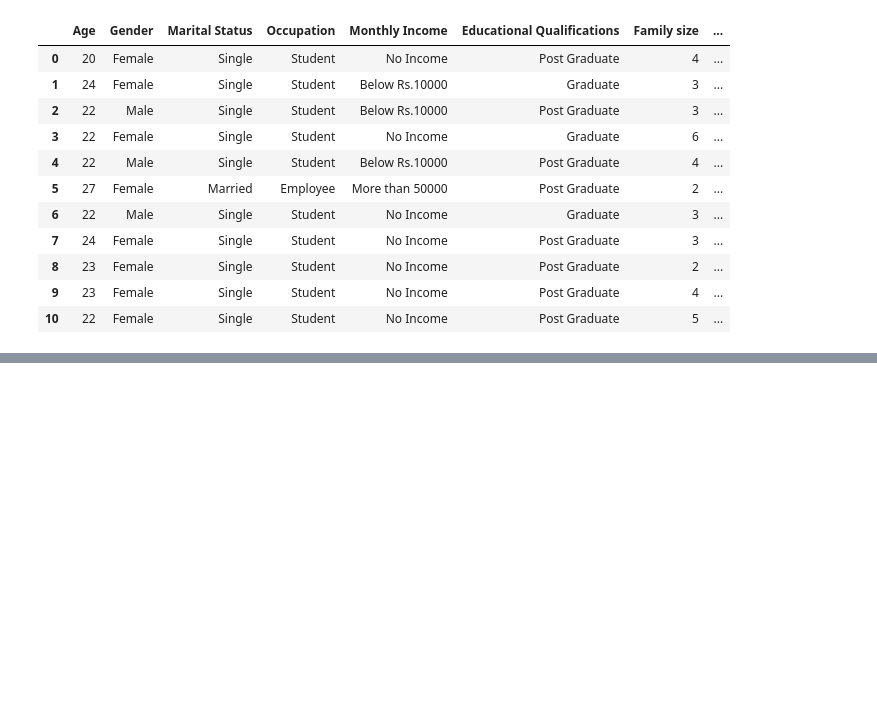
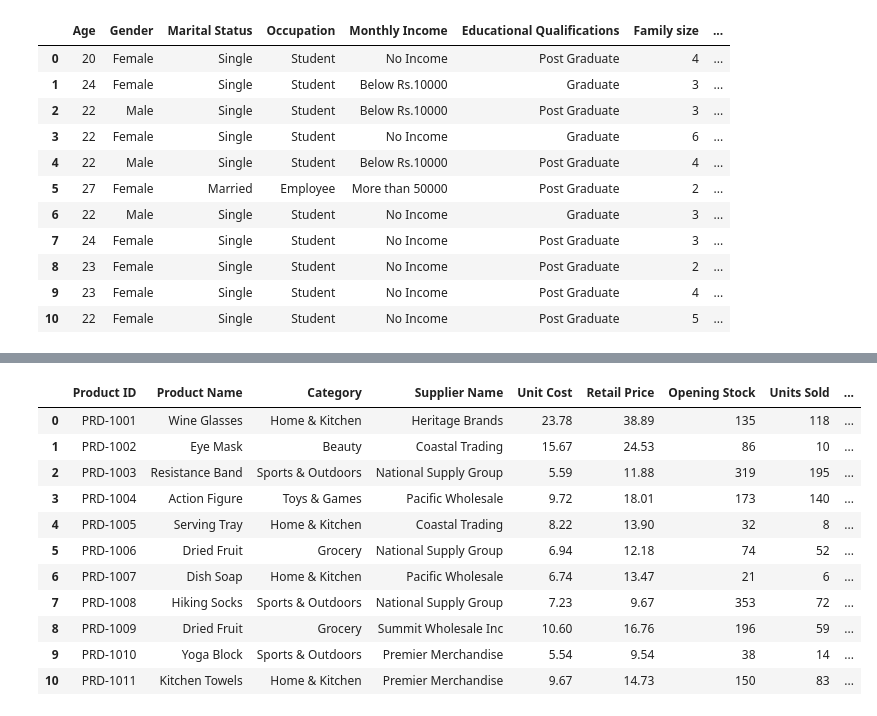
Before and after one commit to aerab900/datasci_1_loading-, a Jupyter notebook: HHA507_Assignment#1.ipynb, the cells around one changed output, grey strips where cells are left out. Cells and saved outputs as stored; diff of their text form; code cells hidden in the pictures; blank space fills up the shorter version.

```diff
--- a/HHA507_Assignment#1.ipynb
+++ b/HHA507_Assignment#1.ipynb
@@ -27,0 +188,17 @@ read_df1.head(11)
+# %%
+df5 = '/content/Data/Retail Inventory.xlsx'
+read_df5 = pd.read_excel(df5)
+read_df5.head(11)
+# %% [output]
+|  | Product ID | Product Name | Category | Supplier Name | Unit Cost | Retail Price | Opening Stock | Units Sold | ... |
+| 0 | PRD-1001 | Wine Glasses | Home & Kitchen | Heritage Brands | 23.78 | 38.89 | 135 | 118 | ... |
+| 1 | PRD-1002 | Eye Mask | Beauty | Coastal Trading | 15.67 | 24.53 | 86 | 10 | ... |
+| 2 | PRD-1003 | Resistance Band | Sports & Outdoors | National Supply Group | 5.59 | 11.88 | 319 | 195 | ... |
+| 3 | PRD-1004 | Action Figure | Toys & Games | Pacific Wholesale | 9.72 | 18.01 | 173 | 140 | ... |
+| 4 | PRD-1005 | Serving Tray | Home & Kitchen | Coastal Trading | 8.22 | 13.90 | 32 | 8 | ... |
+| 5 | PRD-1006 | Dried Fruit | Grocery | National Supply Group | 6.94 | 12.18 | 74 | 52 | ... |
+| 6 | PRD-1007 | Dish Soap | Home & Kitchen | Pacific Wholesale | 6.74 | 13.47 | 21 | 6 | ... |
+| 7 | PRD-1008 | Hiking Socks | Sports & Outdoors | National Supply Group | 7.23 | 9.67 | 353 | 72 | ... |
+| 8 | PRD-1009 | Dried Fruit | Grocery | Summit Wholesale Inc | 10.60 | 16.76 | 196 | 59 | ... |
+| 9 | PRD-1010 | Yoga Block | Sports & Outdoors | Premier Merchandise | 5.54 | 9.54 | 38 | 14 | ... |
+| 10 | PRD-1011 | Kitchen Towels | Home & Kitchen | Premier Merchandise | 9.67 | 14.73 | 150 | 83 | ... |
```
Also changed, not shown: parts of 18 cells of this notebook.
